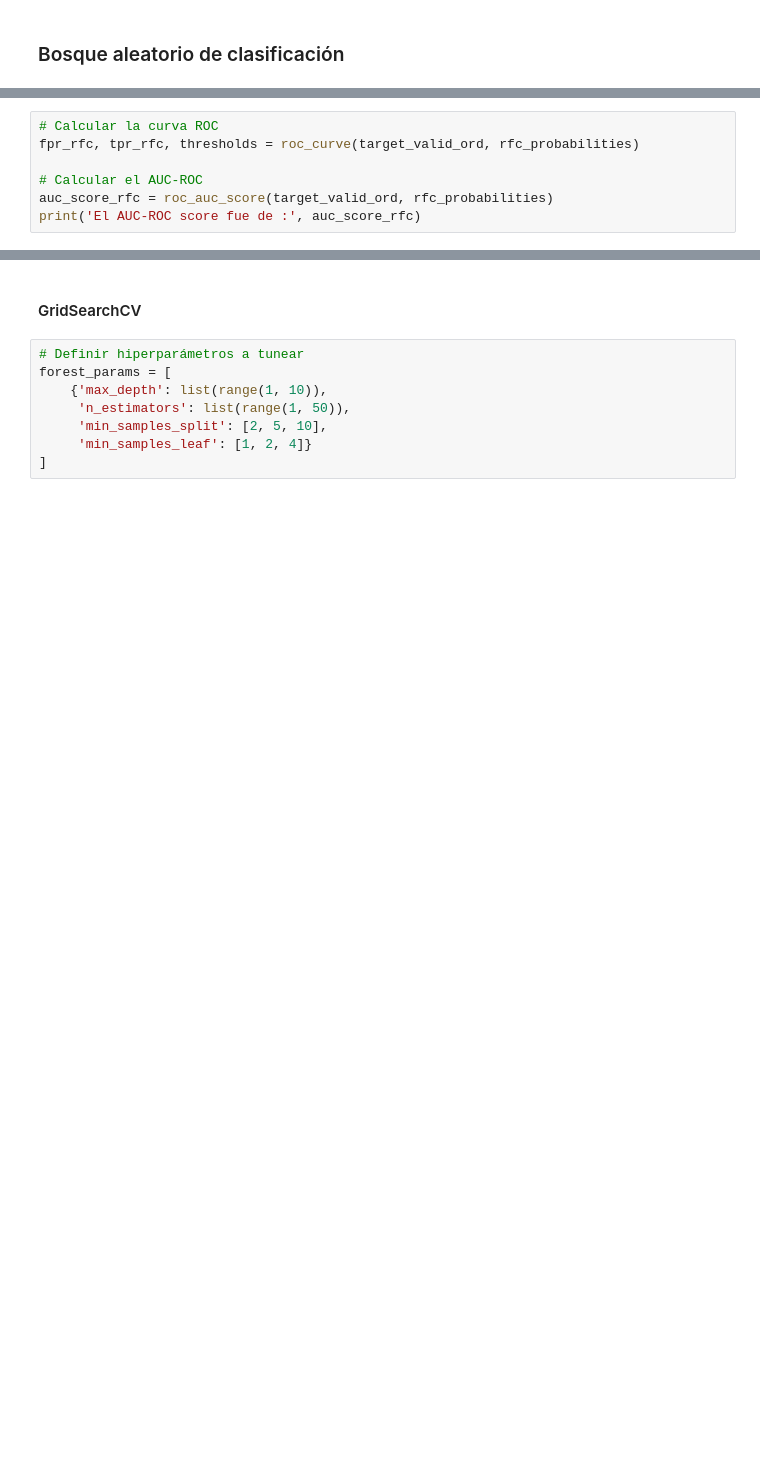
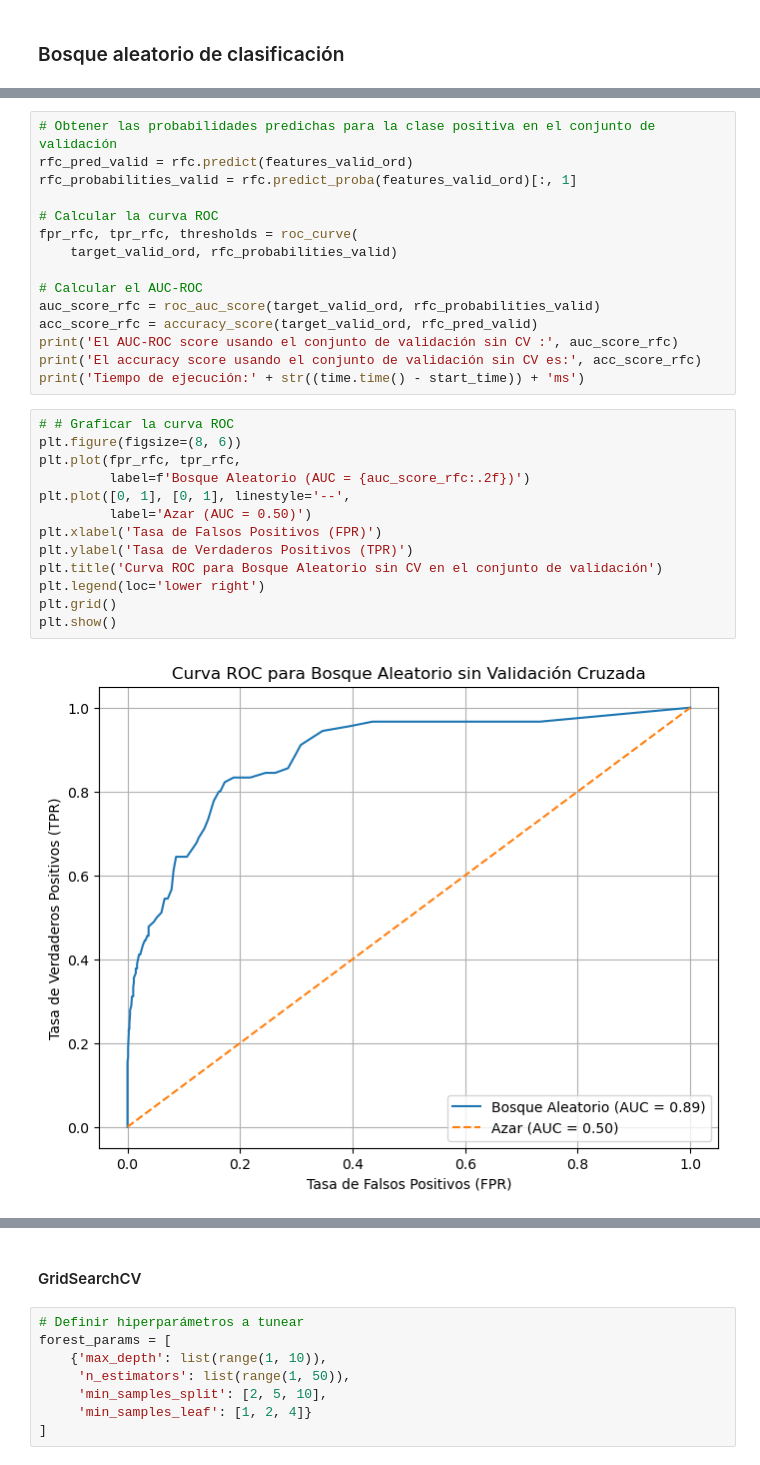
Before and after one commit to ja19191990/Retencion_de_clientes_en_la_industria_de_telecomunicaciones, a Jupyter notebook: 4.Models.ipynb, the cells around one changed output, grey strips where cells are left out. Drawn from its saved outputs; the diff is of its cells as text; blank space fills up the shorter version.

```diff
--- a/4.Models.ipynb
+++ b/4.Models.ipynb
@@ -240,8 +193,31 @@ rfc_probabilities = rfc.predict_proba(features_valid_ord)[:, 1]
-# %%
-# Calcular la curva ROC
-fpr_rfc, tpr_rfc, thresholds = roc_curve(target_valid_ord, rfc_probabilities)
-
-# Calcular el AUC-ROC
-auc_score_rfc = roc_auc_score(target_valid_ord, rfc_probabilities)
-print('El AUC-ROC score fue de :', auc_score_rfc)
+# %%
+# Obtener las probabilidades predichas para la clase positiva en el conjunto de validación
+rfc_pred_valid = rfc.predict(features_valid_ord)
+rfc_probabilities_valid = rfc.predict_proba(features_valid_ord)[:, 1]
+
+# Calcular la curva ROC
+fpr_rfc, tpr_rfc, thresholds = roc_curve(
+    target_valid_ord, rfc_probabilities_valid)
+
+# Calcular el AUC-ROC
+auc_score_rfc = roc_auc_score(target_valid_ord, rfc_probabilities_valid)
+acc_score_rfc = accuracy_score(target_valid_ord, rfc_pred_valid)
+print('El AUC-ROC score usando el conjunto de validación sin CV :', auc_score_rfc)
+print('El accuracy score usando el conjunto de validación sin CV es:', acc_score_rfc)
+print('Tiempo de ejecución:' + str((time.time() - start_time)) + 'ms')
+# %%
+# # Graficar la curva ROC
+plt.figure(figsize=(8, 6))
+plt.plot(fpr_rfc, tpr_rfc,
+         label=f'Bosque Aleatorio (AUC = {auc_score_rfc:.2f})')
+plt.plot([0, 1], [0, 1], linestyle='--',
+         label='Azar (AUC = 0.50)')
+plt.xlabel('Tasa de Falsos Positivos (FPR)')
+plt.ylabel('Tasa de Verdaderos Positivos (TPR)')
+plt.title('Curva ROC para Bosque Aleatorio sin CV en el conjunto de validación')
+plt.legend(loc='lower right')
+plt.grid()
+plt.show()
+# %% [output]
+[figure, added]
 # %% [markdown]
```
Also changed, not shown: parts of 26 cells of this notebook, 1 other file.
